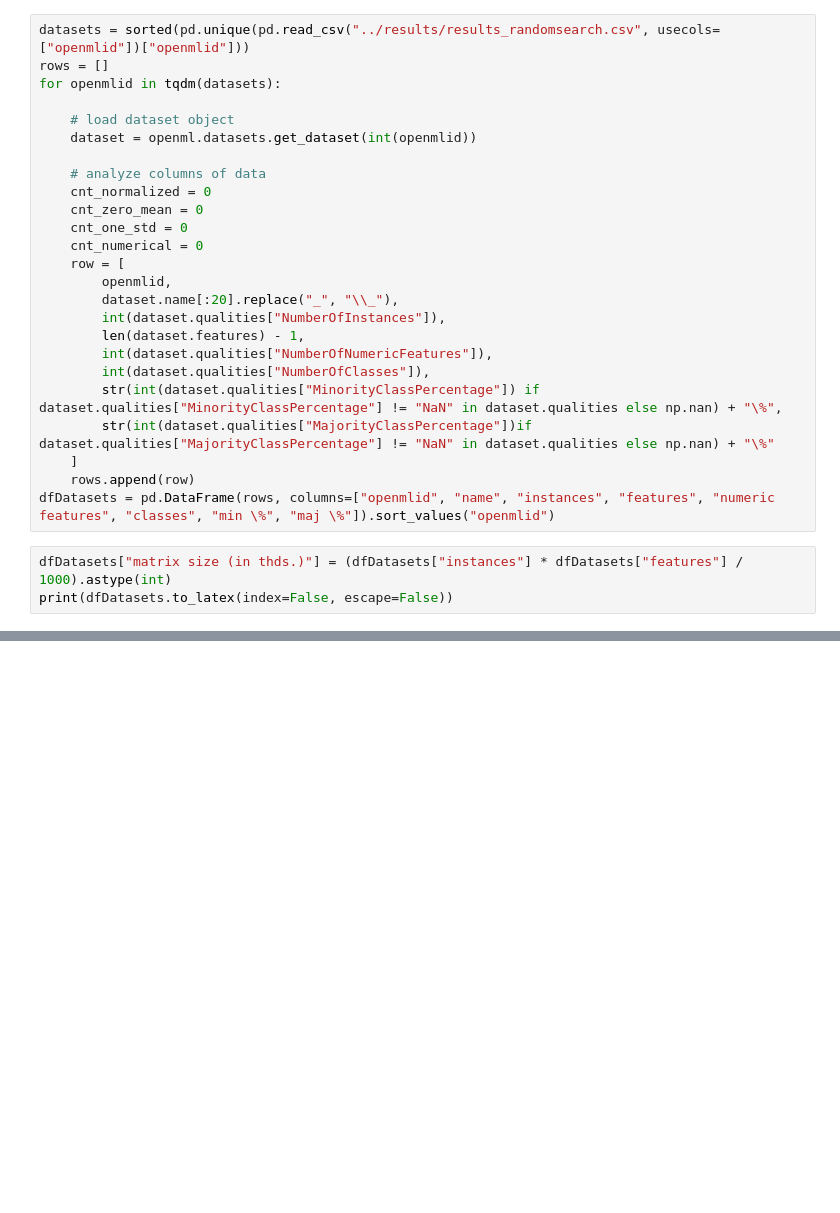
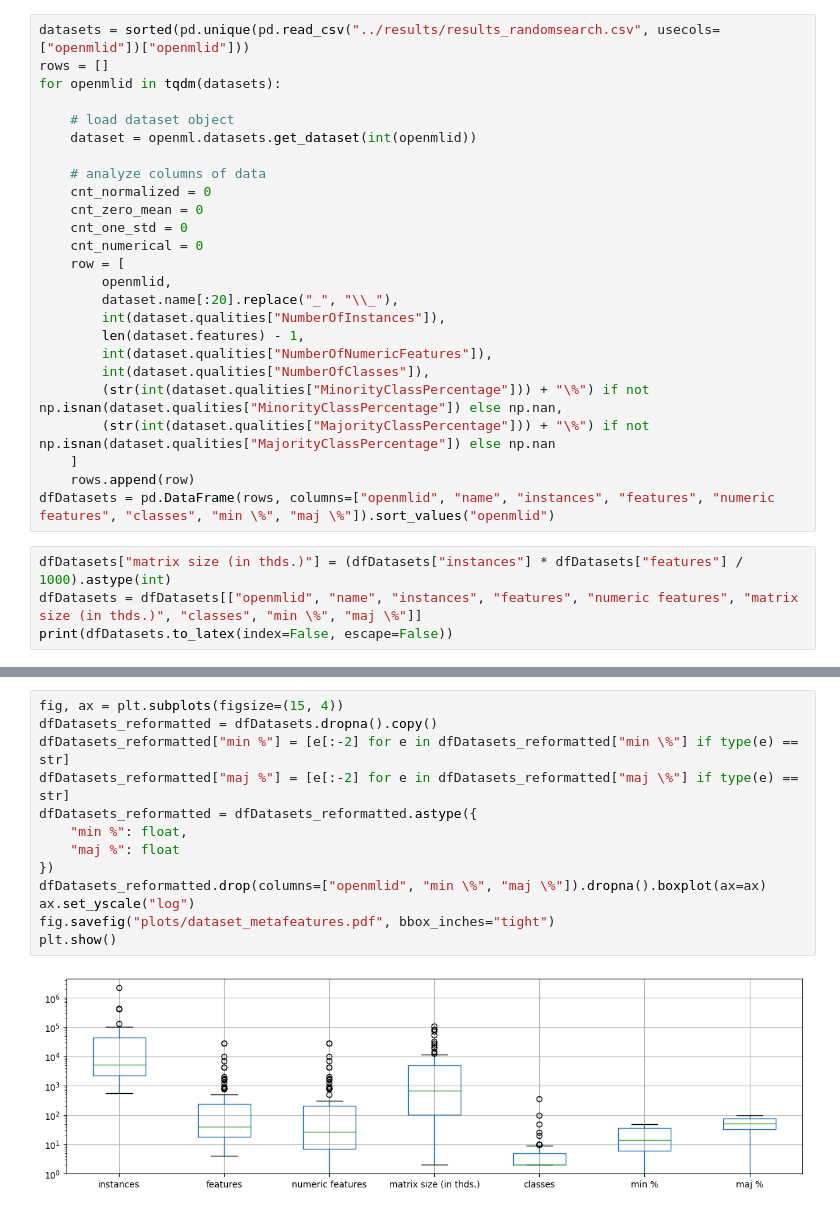
Before and after one commit to fmohr/lccv, a Jupyter notebook: publications/2022TPAMI/analysis/0 - dataset-properties.ipynb, the cells around one changed output, grey strips where cells are left out. Drawn from its saved outputs; the diff is of its cells as text; blank space fills up the shorter version.

Commit message:
adjusted notebook for dataset meta-features

```diff
--- a/publications/2022TPAMI/analysis/0 - dataset-properties.ipynb
+++ b/publications/2022TPAMI/analysis/0 - dataset-properties.ipynb
@@ -27,12 +27,13 @@ for openmlid in tqdm(datasets):
         len(dataset.features) - 1,
         int(dataset.qualities["NumberOfNumericFeatures"]),
         int(dataset.qualities["NumberOfClasses"]),
-        str(int(dataset.qualities["MinorityClassPercentage"]) if dataset.qualities["MinorityClassPercentage"] != "NaN" in dataset.qualities else np.nan) + "\%",
-        str(int(dataset.qualities["MajorityClassPercentage"])if dataset.qualities["MajorityClassPercentage"] != "NaN" in dataset.qualities else np.nan) + "\%"
+        (str(int(dataset.qualities["MinorityClassPercentage"])) + "\%") if not np.isnan(dataset.qualities["MinorityClassPercentage"]) else np.nan,
+        (str(int(dataset.qualities["MajorityClassPercentage"])) + "\%") if not np.isnan(dataset.qualities["MajorityClassPercentage"]) else np.nan
     ]
     rows.append(row)
 dfDatasets = pd.DataFrame(rows, columns=["openmlid", "name", "instances", "features", "numeric features", "classes", "min \%", "maj \%"]).sort_values("openmlid")
 # %%
 dfDatasets["matrix size (in thds.)"] = (dfDatasets["instances"] * dfDatasets["features"] / 1000).astype(int)
+dfDatasets = dfDatasets[["openmlid", "name", "instances", "features", "numeric features", "matrix size (in thds.)", "classes", "min \%", "maj \%"]]
 print(dfDatasets.to_latex(index=False, escape=False))
 # %% [output]
@@ -55,0 +73,15 @@ print(dfDatasets.to_latex(index=False, escape=False))
+# %%
+fig, ax = plt.subplots(figsize=(15, 4))
+dfDatasets_reformatted = dfDatasets.dropna().copy()
+dfDatasets_reformatted["min %"] = [e[:-2] for e in dfDatasets_reformatted["min \%"] if type(e) == str]
+dfDatasets_reformatted["maj %"] = [e[:-2] for e in dfDatasets_reformatted["maj \%"] if type(e) == str]
+dfDatasets_reformatted = dfDatasets_reformatted.astype({
+    "min %": float,
+    "maj %": float
+})
+dfDatasets_reformatted.drop(columns=["openmlid", "min \%", "maj \%"]).dropna().boxplot(ax=ax)
+ax.set_yscale("log")
+fig.savefig("plots/dataset_metafeatures.pdf", bbox_inches="tight")
+plt.show()
+# %% [output]
+[figure, added]
```
Also changed, not shown: parts of 3 cells of this notebook, 9 other files.
